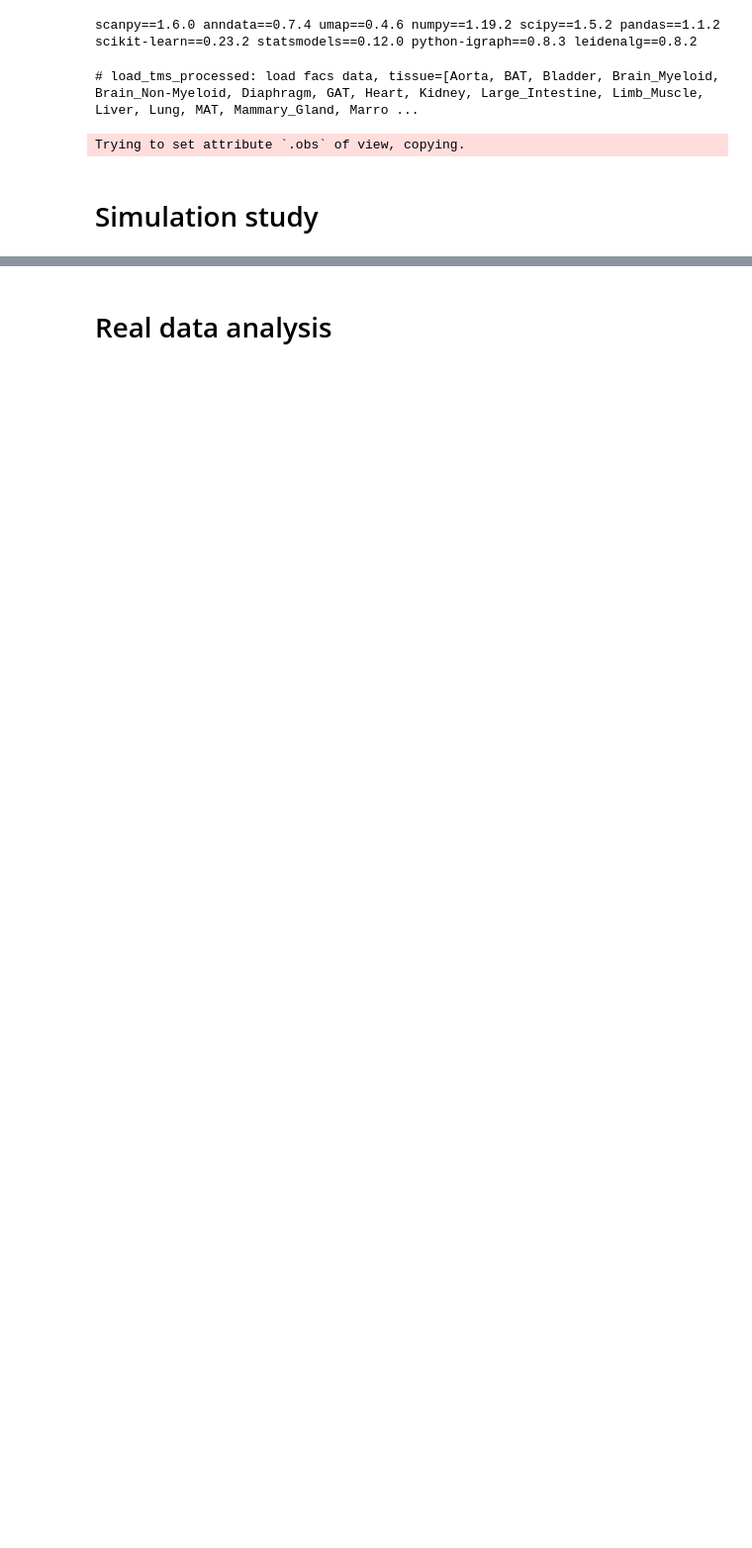
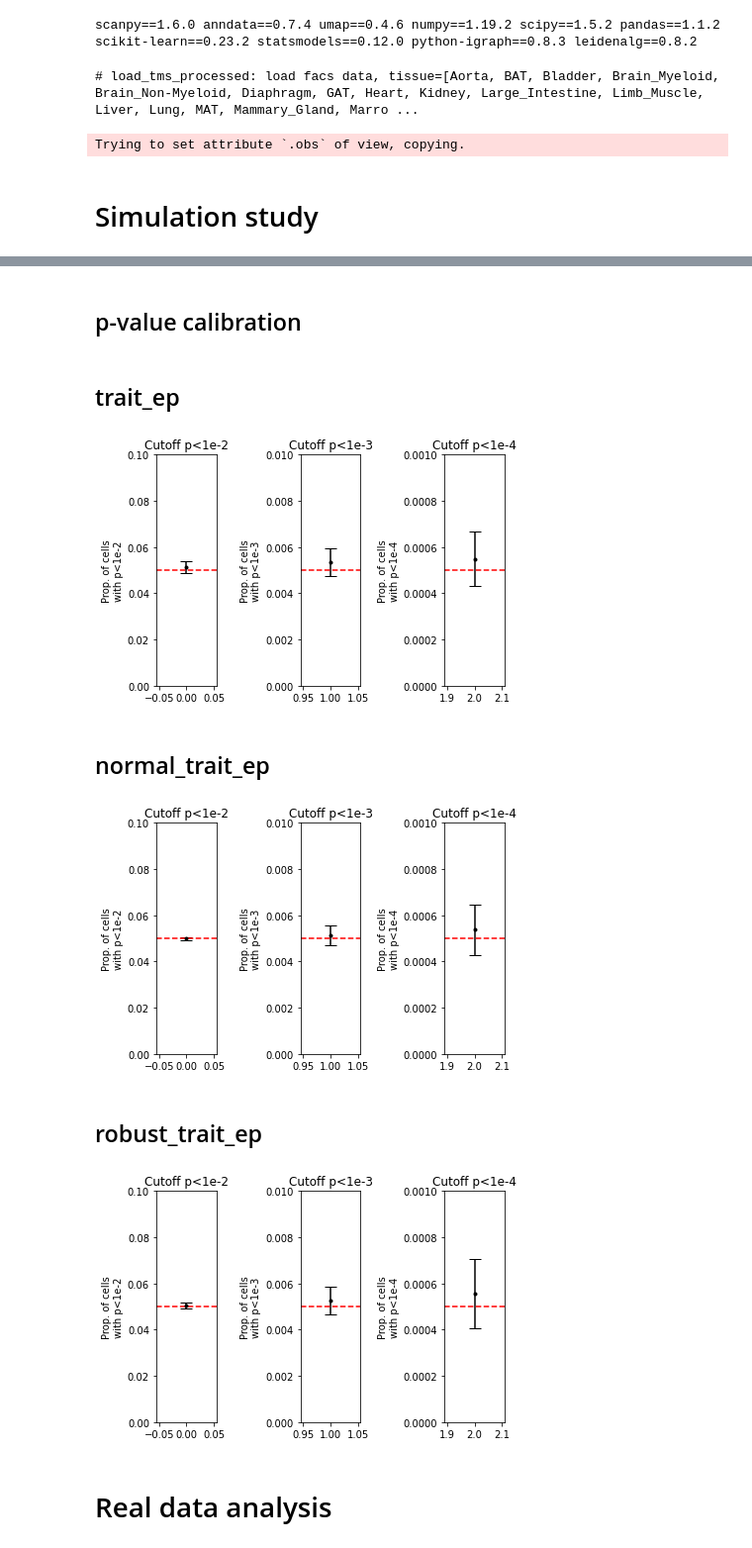
Before and after one commit to martinjzhang/scDRS, a Jupyter notebook: experiments/job.dev/kh_120720_new_score.ipynb, the cells around one changed output, grey strips where cells are left out. Shown at 99% size. Saved outputs shown, nothing was run; the diff lists cells and outputs as text; code cells hidden in the pictures; blank space fills up the shorter version.

```diff
--- a/experiments/job.dev/kh_120720_new_score.ipynb
+++ b/experiments/job.dev/kh_120720_new_score.ipynb
@@ -267,3 +326,33 @@ for group in [ 'random', 'low', 'high']:
+# %% [markdown]
+## p-value calibration
+# %%
+for trait_ep_name in ['trait_ep', 'normal_trait_ep', 'robust_trait_ep']:
+    display(Markdown(f'## {trait_ep_name}'))
+
+    trait_ep_list = [result_dict[name][trait_ep_name] for name in result_dict]
+    plt.figure()
+
+    for cutoff_i, cutoff in enumerate([2, 3, 4]):
+        plt.subplot(1, 3, cutoff_i + 1)
+        thres = 5 * 10 ** (-cutoff)
+        sig_prop_list = [np.mean(trait_ep < thres) for trait_ep in trait_ep_list]
+
+        plt.errorbar(cutoff_i, np.mean(sig_prop_list),
+                 yerr=2 * np.std(sig_prop_list) / np.sqrt(len(sig_prop_list)) ,
+                 color='k', fmt='.', capsize=6)
+        plt.ylim(0, thres * 2)
+        plt.axhline(thres, linestyle='--', color='r', )
+        plt.title(f'Cutoff p<1e-{cutoff}')
+        plt.ylabel(f'Prop. of cells\nwith p<1e-{cutoff}')
+    plt.tight_layout()
+    plt.show()
+# %% [output]
+## trait_ep
+[figure, added]
+## normal_trait_ep
+[figure, added]
+## robust_trait_ep
+[figure, added]
 # %% [markdown]
 # Real data analysis
 # %%
```
Also changed, not shown: parts of 15 cells of this notebook.
